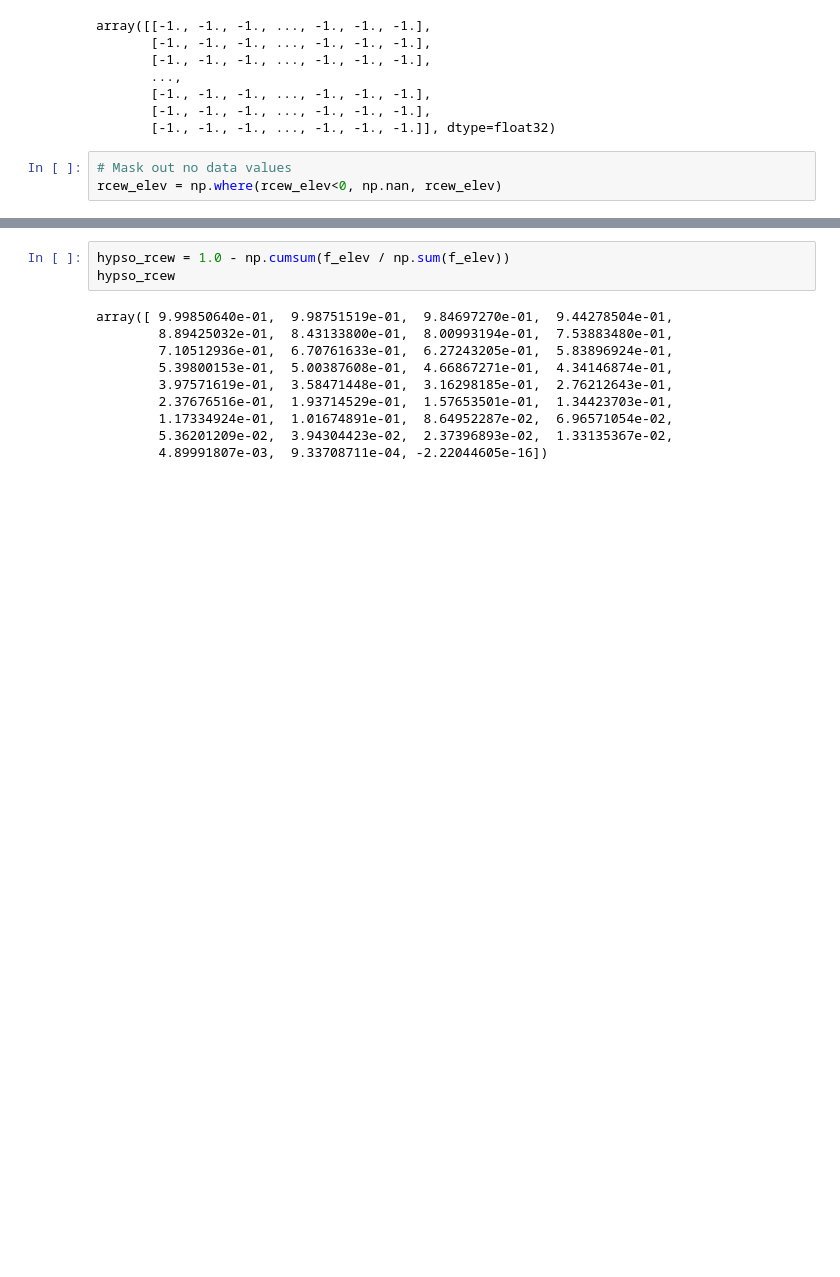
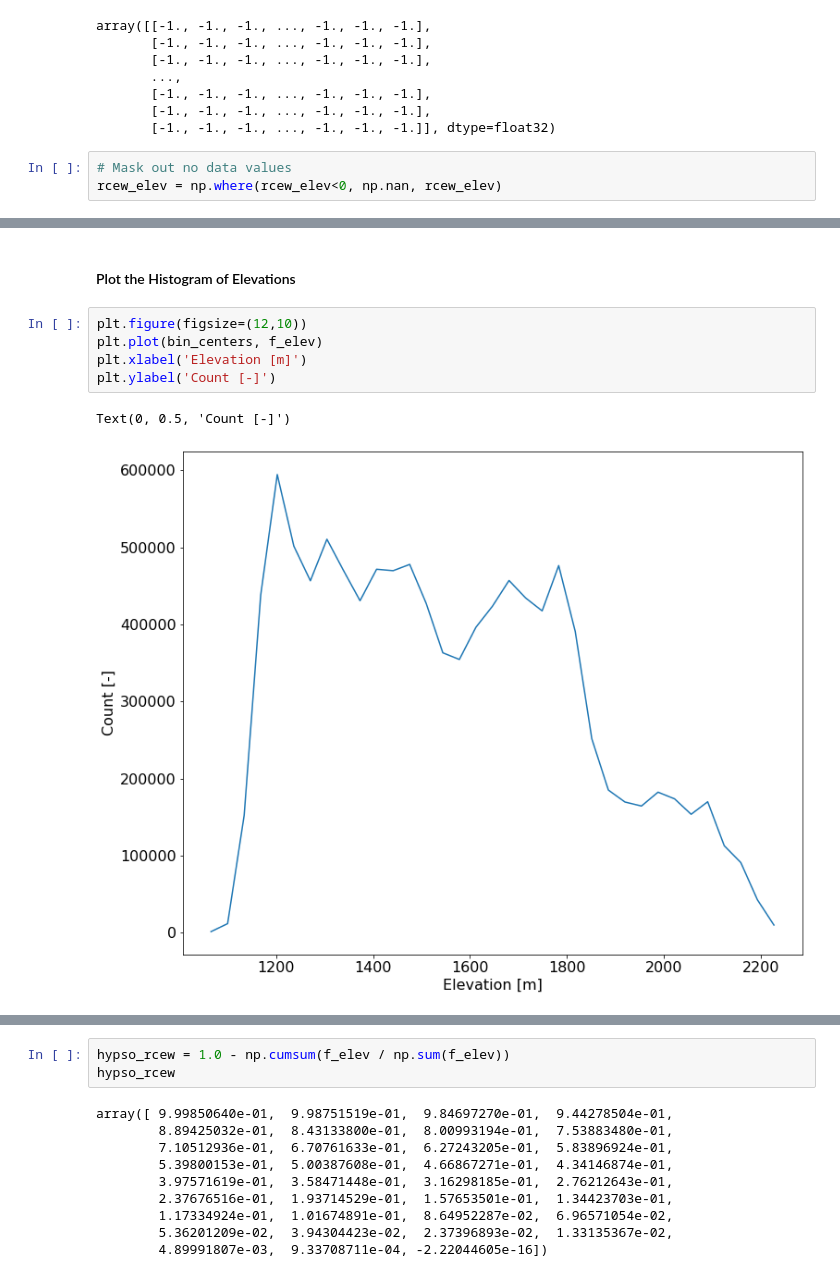
Before and after one commit to RaineyAbe/CVU-ORRC-FA2021, a Jupyter notebook: Mod03/mod03-spatial-data-2.ipynb, the cells around one changed output, grey strips where cells are left out. Drawn from its saved outputs; the diff is of its cells as text; blank space fills up the shorter version.

```diff
--- a/Mod03/mod03-spatial-data-2.ipynb
+++ b/Mod03/mod03-spatial-data-2.ipynb
@@ -83,0 +100,10 @@ bin_centers:  [1065.8445 1099.9885 1134.1326 1168.2769 1202.4209 1236.565  1270.
+# %% [markdown]
+#### Plot the Histogram of Elevations
+# %%
+plt.figure(figsize=(12,10))
+plt.plot(bin_centers, f_elev)
+plt.xlabel('Elevation [m]')
+plt.ylabel('Count [-]')
+# %% [output]
+Text(0, 0.5, 'Count [-]')
+[figure, added]
```
Also changed, not shown: parts of 22 cells of this notebook, 1 other file.
